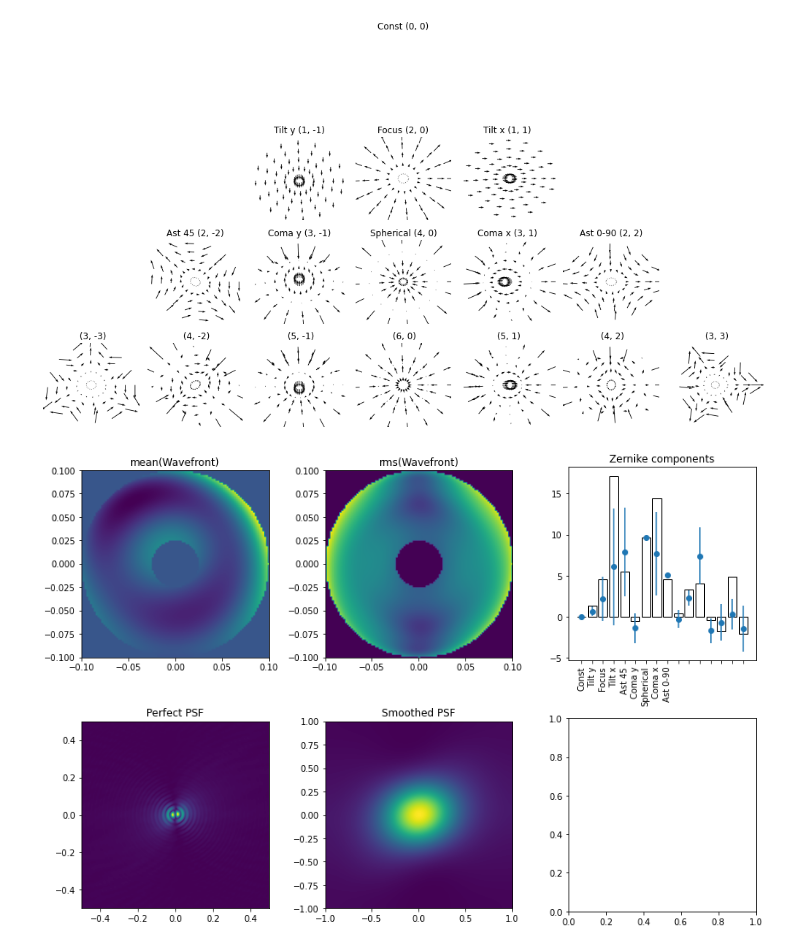
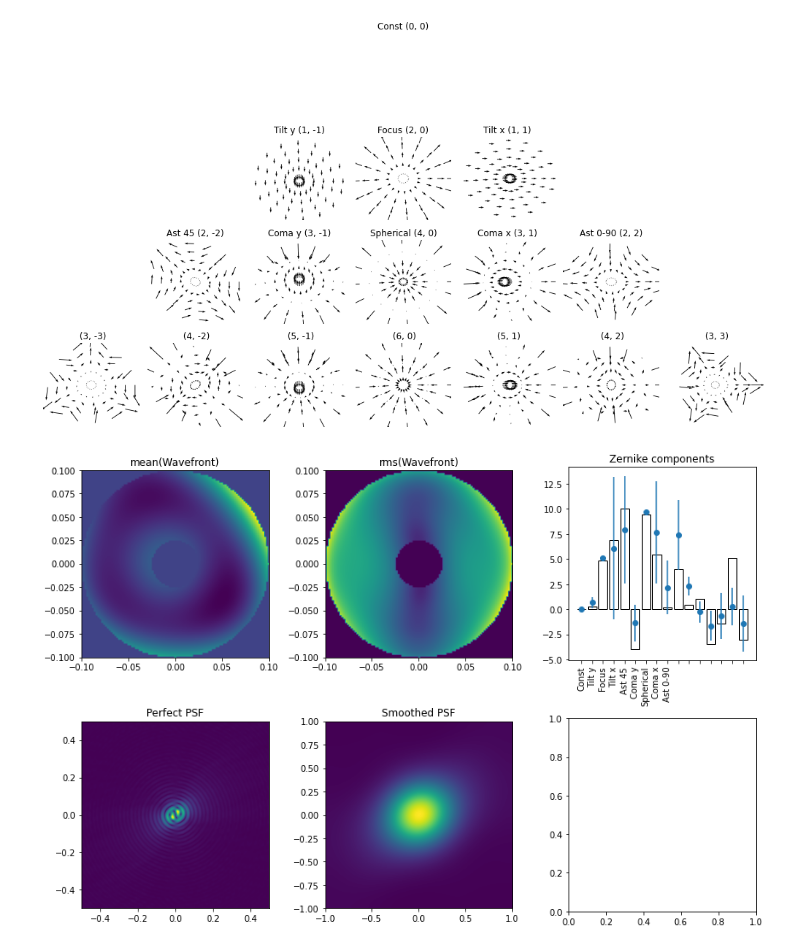
Before and after one commit to youtsumi/ZernikePlot, a Jupyter notebook: Zernike.ipynb, the cells around one changed output. Saved outputs shown, nothing was run; the diff lists cells and outputs as text; code cells hidden in the pictures.

```diff
--- a/Zernike.ipynb
+++ b/Zernike.ipynb
@@ -134,14 +134,33 @@ X,Y=numpy.meshgrid(x,y)
 #nthorder=9
 nthorder=16
 #w=numpy.random.normal(size=nthorder)
-w[10:]*=1/10
-w[:4]*=1/10
-w[6]=4 # spherical
+#w[10:]*=1/10
+#w[:4]*=1/10
+#w[6]=4 # spherical
 #w[5]=5 # coma 7
 #w[7]=5 # coma x
-w[2]=-3 # defocus
-wbas = [ 0, 0.662, 2.157, 6.074, 7.910, -1.377, 9.679, 7.645, 5.098, -0.275, 2.310, 7.379, -1.651, -0.664, 0.303 , -1.424]
-wstd = [ 0, 0.561, 2.672, 7.106, 5.374, 1.805, 0.135, 5.074, 0.155, 1.063, 0.955, 3.476, 1.503, 2.252, 1.866 , 2.777 ]
+#w[2]=-3 # defocus
+#   (0,0,"Const"),
+
+#  (1,-1,"Tilt y"),
+#  (2,0,"Focus"),
+#  (1,1,"Tilt x"),
+
+#  (2,-2,"Ast 45"),
+#  (3,-1,"Coma y"),
+#  (4,0,"Spherical"),
+#  (3,1,"Coma x"),
+#  (2,2,"Ast 0-90"),
+
+#  (3,-3,""),
+#  (4,-2,""),
+#  (5,-1,""),
+#  (6,0,""),
+#  (5,1,""),
+#  (4,2,""),
+#  (3,3,"")
+wbas = [ 0, 0.662, 5.098, 6.074, 7.910, -1.377, 9.679, 7.645, 2.157, 7.379, 2.310, -0.275, -1.651, -0.664, 0.303 , -1.424]
+wstd = [ 0, 0.561, 0.155, 7.106, 5.374,  1.805, 0.135, 5.074, 2.672, 3.476, 0.955,  1.063,  1.503,  2.252, 1.866 , 2.777 ]
 
 Img=[]
 for i in range(100):
@@ -161,31 +180,31 @@ ax=axs[0][1]
 ax.imshow(numpy.std(Img,axis=0),extent=[-1,1,-1,1])
 ax.set_title("rms(Wavefront)")
 ax.set_xlim(-.1,.1)
 ax.set_ylim(-.1,.1)
 
 ax=axs[0][2]
 ax.errorbar(range(nthorder),wbas,yerr=wstd,fmt="o")
 ax.bar(range(nthorder),w,color="none",edgecolor="black")
 ax.set_xticks(range(nthorder))
 ax.set_xticklabels( [ name for (n,m,name) in order[:nthorder] ], rotation=90 )
 ax.set_title("Zernike components")
 
 bx=axs[1][0]
 f_uv = numpy.fft.fft2(img)
 shifted_f_uv = numpy.fft.fftshift(f_uv)
 Fzr= absolute(shifted_f_uv)
 bx.imshow(Fzr,extent=[-1,1,-1,1])
 bx.set_xlim(-0.5,0.5)
 bx.set_ylim(-0.5,0.5)
 bx.set_title("Perfect PSF")
 
 bx=axs[1][1]
 bx.imshow(gaussian_filter(Fzr,sigma=100),extent=[-1,1,-1,1])
 bx.set_xlim(-1,1)
 bx.set_ylim(-1,1)
 bx.set_title("Smoothed PSF")
 
 pylab.tight_layout()
 pylab.show()
 # %% [output]
-[figure, old version]
+[figure, new version]
```
